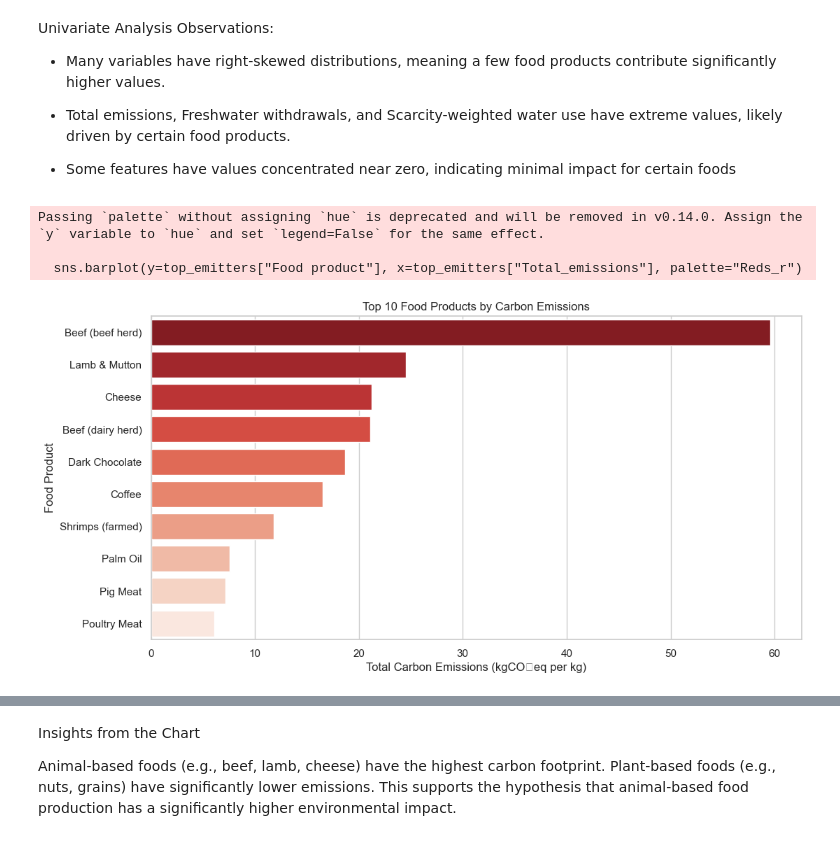
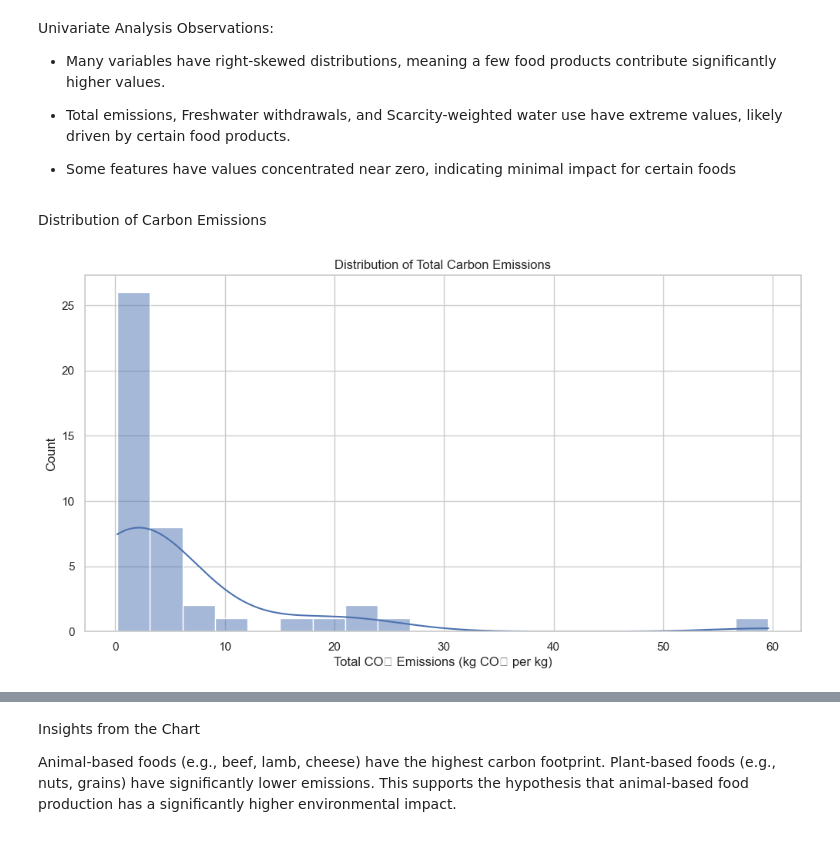
Before and after one commit to akuakorkor/TMP3---Environment-Impact-of-Food-Production-Analysis-, a Jupyter notebook: script.ipynb, the cells around one changed output, grey strips where cells are left out. Saved outputs shown, nothing was run; the diff lists cells and outputs as text; code cells hidden in the pictures.

```diff
--- a/script.ipynb
+++ b/script.ipynb
@@ -222,21 +302,14 @@ Univariate Analysis Observations:
 * Total emissions, Freshwater withdrawals, and Scarcity-weighted water use have extreme values, likely driven by certain food products.
 
 * Some features have values concentrated near zero, indicating minimal impact for certain foods
-# %%
-# Set visualization style
-sns.set_style("whitegrid")
-
-# Top 10 foods with highest carbon emissions
-top_emitters = df_cleaned.nlargest(10, "Total_emissions")
-
-plt.figure(figsize=(12, 6))
-sns.barplot(y=top_emitters["Food product"], x=top_emitters["Total_emissions"], palette="Reds_r")
-plt.xlabel("Total Carbon Emissions (kgCO₂eq per kg)")
-plt.ylabel("Food Product")
-plt.title("Top 10 Food Products by Carbon Emissions")
-plt.show()
-# %% [output]
-Passing `palette` without assigning `hue` is deprecated and will be removed in v0.14.0. Assign the `y` variable to `hue` and set `legend=False` for the same effect.
-
-  sns.barplot(y=top_emitters["Food product"], x=top_emitters["Total_emissions"], palette="Reds_r")
-[figure, removed]
+# %% [markdown]
+Distribution of Carbon Emissions
+# %%
+plt.figure(figsize=(12, 6))
+sns.histplot(df["Total_emissions"], bins=20, kde=True)
+plt.title("Distribution of Total Carbon Emissions")
+plt.xlabel("Total CO₂ Emissions (kg CO₂ per kg)")
+plt.ylabel("Count")
+plt.show()
+# %% [output]
+[figure, added]
```
Also changed, not shown: parts of 89 cells of this notebook.
